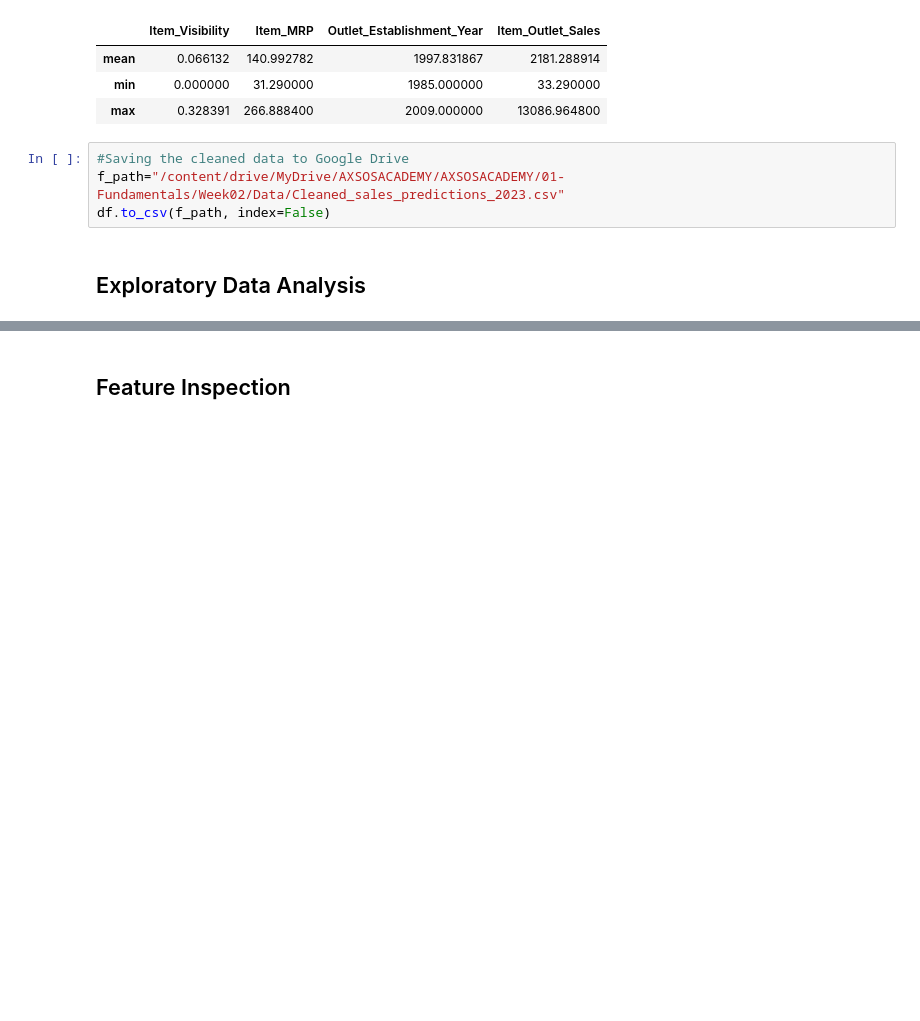
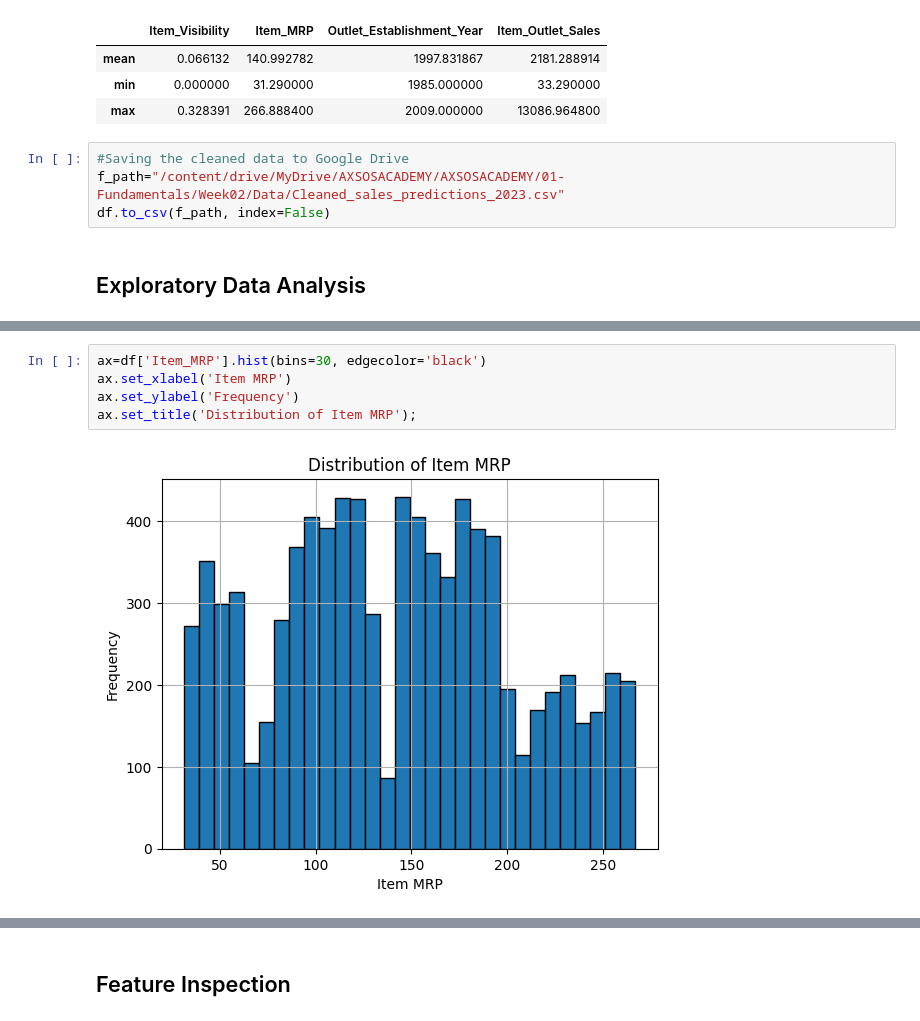
Before and after one commit to Dounia-Awni/Prediction-Of-Product-Sales, a Jupyter notebook: Prediction_of_product_sales.ipynb, the cells around one changed output, grey strips where cells are left out. Cells and saved outputs as stored; diff of their text form; blank space fills up the shorter version.

```diff
--- a/Prediction_of_product_sales.ipynb
+++ b/Prediction_of_product_sales.ipynb
@@ -231,0 +277,7 @@ df.to_csv(f_path, index=False)
+# %%
+ax=df['Item_MRP'].hist(bins=30, edgecolor='black')
+ax.set_xlabel('Item MRP')
+ax.set_ylabel('Frequency')
+ax.set_title('Distribution of Item MRP');
+# %% [output]
+[figure, added]
```
Also changed, not shown: parts of 11 cells of this notebook.
